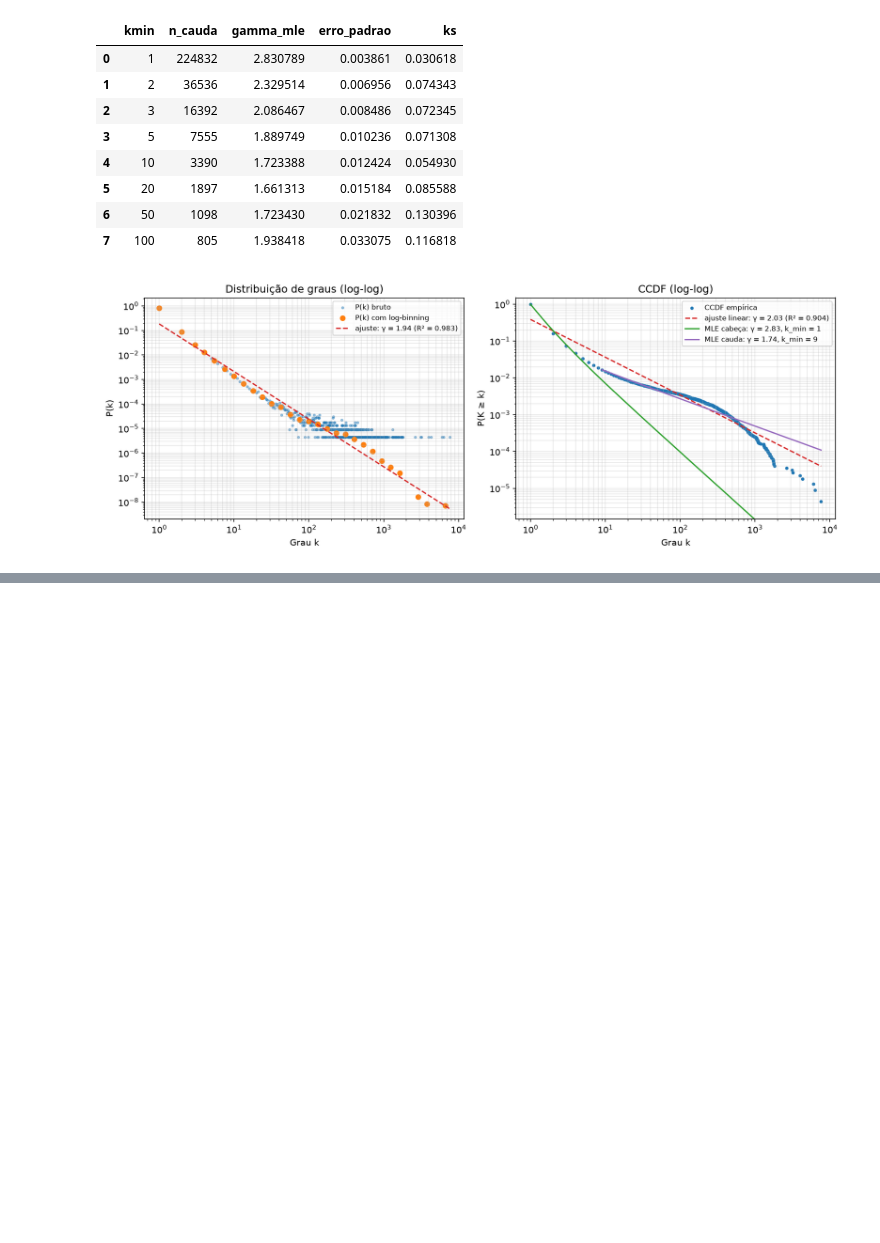
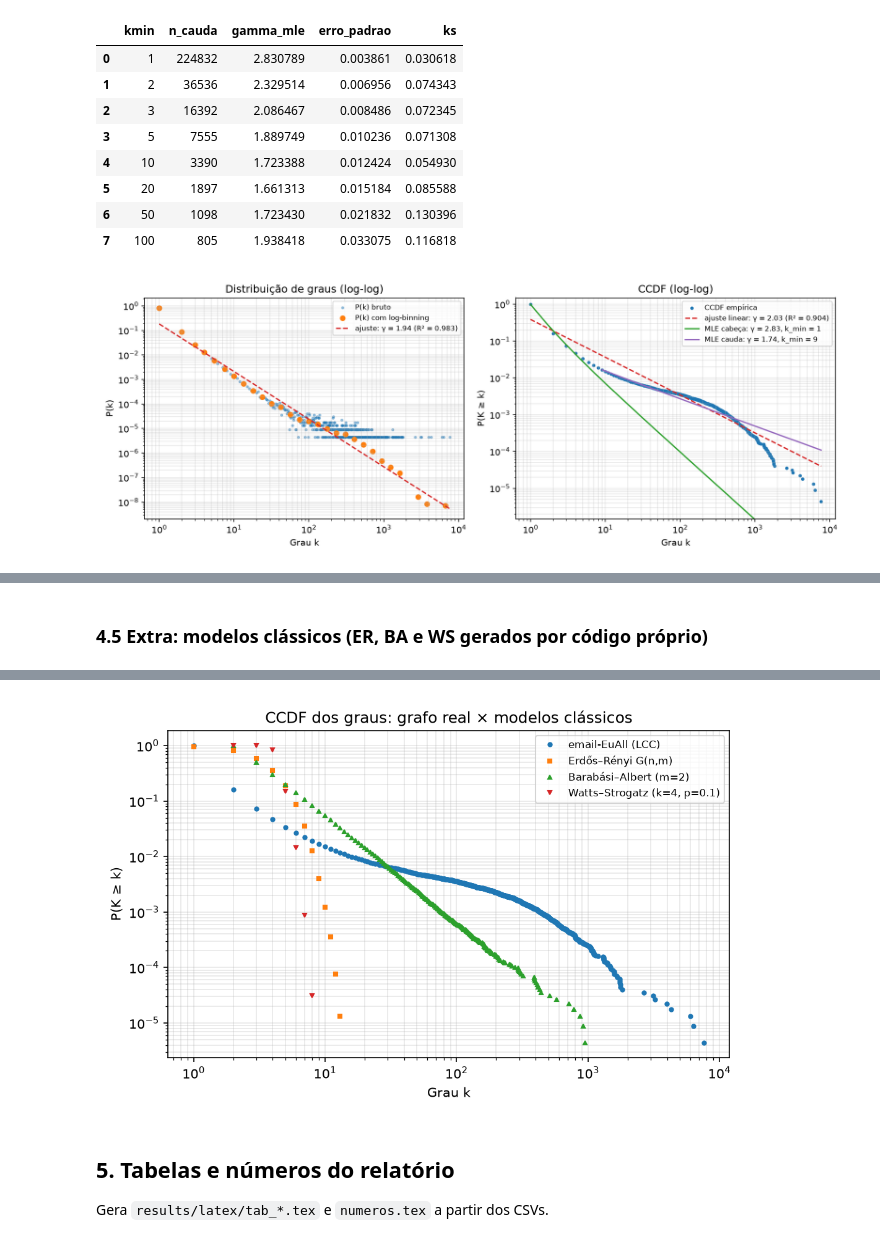
Before and after one commit to igor377/grafos-snap-email-euall, a Jupyter notebook: notebooks/analise.ipynb, the cells around one changed output, grey strips where cells are left out. Drawn from its saved outputs; the diff is of its cells as text; code cells hidden in the pictures; blank space fills up the shorter version.

```diff
--- a/notebooks/analise.ipynb
+++ b/notebooks/analise.ipynb
@@ -240,0 +283,7 @@ figure("robustez.png")
+# %% [markdown]
+### 4.5 Extra: modelos clássicos (ER, BA e WS gerados por código próprio)
+# %%
+run("models")
+display(table("parte3_modelos.csv"))
+figure("modelos_ccdf.png", 650)
+# %% [output]
@@ -240,0 +295,5 @@ figure("robustez.png")
+[figure, added]
+# %% [markdown]
+## 5. Tabelas e números do relatório
+
+Gera `results/latex/tab_*.tex` e `numeros.tex` a partir dos CSVs.
```
Also changed, not shown: parts of 14 cells of this notebook.
